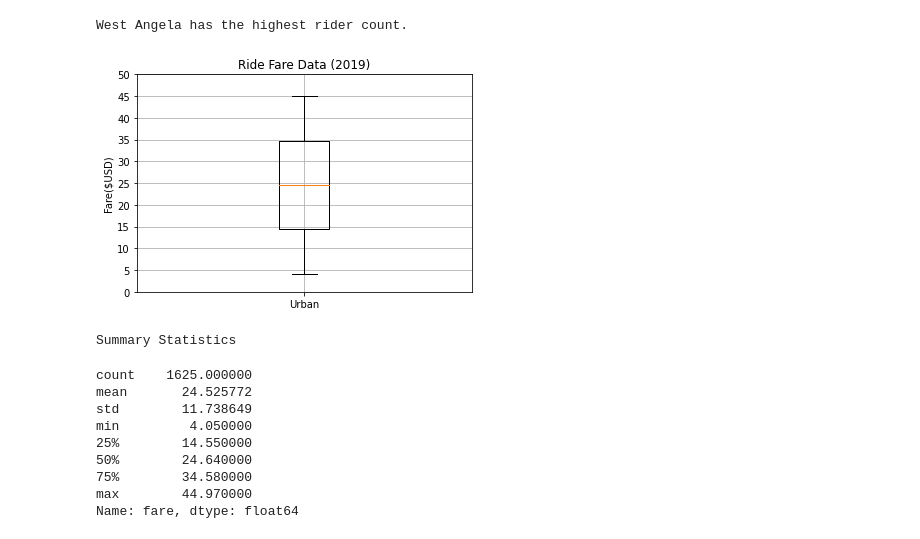
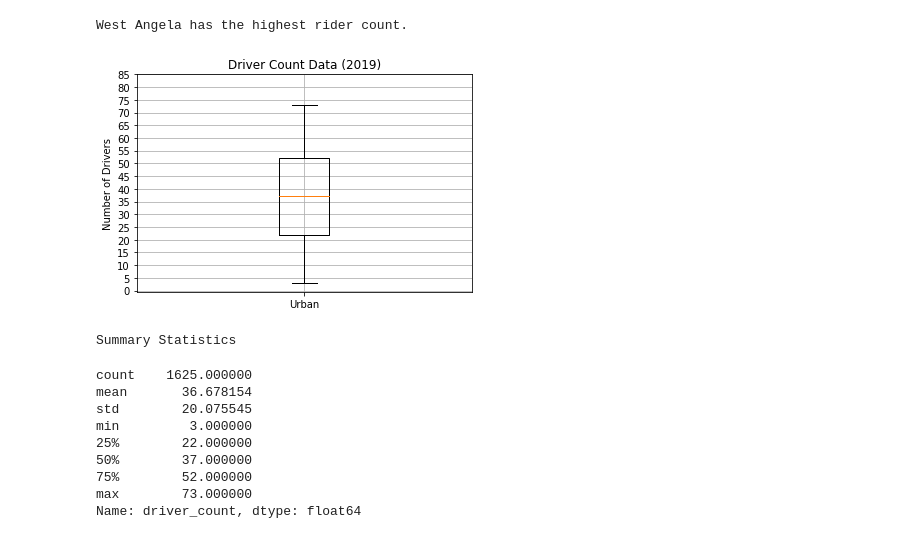
Before and after one commit to Emc1518/PyBer_Analysis, a Jupyter notebook: Pyber.ipynb, the cells around one changed output. Cells and saved outputs as stored; diff of their text form; code cells hidden in the pictures.

```diff
--- a/Pyber.ipynb
+++ b/Pyber.ipynb
@@ -499,27 +762,32 @@ print(f"{urban_city_outlier} has the highest rider count.")
 # %% [output]
 West Angela has the highest rider count.
 # %%
-# Create a box-and-whisker plot for the urban fare data.
+# Create a box plot for driver count in urban cities
 x_labels = ["Urban"]
 fig, ax = plt.subplots()
-ax.boxplot(urban_fares, labels=x_labels)
-# Add the title, y-axis label and grid.
-ax.set_title('Ride Fare Data (2019)')
-ax.set_ylabel('Fare($USD)')
-ax.set_yticks(np.arange(0, 51, step=5.0))
+ax.boxplot(urban_drivers, labels=x_labels)
+
+# Add the title and y-axis labels
+ax.set_title('Driver Count Data (2019)')
+ax.set_ylabel('Number of Drivers')
+ax.set_yticks(np.arange(0, 90, step=5.0))
+
+# Add grid
 ax.grid()
 plt.show()
+
+# Add urban cities summary statistics
 print("Summary Statistics")
-urban_fares.describe()
+urban_drivers.describe()
 # %% [output]
-[figure, old version]
+[figure, new version]
 Summary Statistics
 count    1625.000000
-mean       24.525772
-std        11.738649
-min         4.050000
-25%        14.550000
-50%        24.640000
-75%        34.580000
-max        44.970000
-Name: fare, dtype: float64
+mean       36.678154
+std        20.075545
+min         3.000000
+25%        22.000000
+50%        37.000000
+75%        52.000000
+max        73.000000
+Name: driver_count, dtype: float64
```
Also changed, not shown: parts of 33 cells of this notebook, 2 other files.
